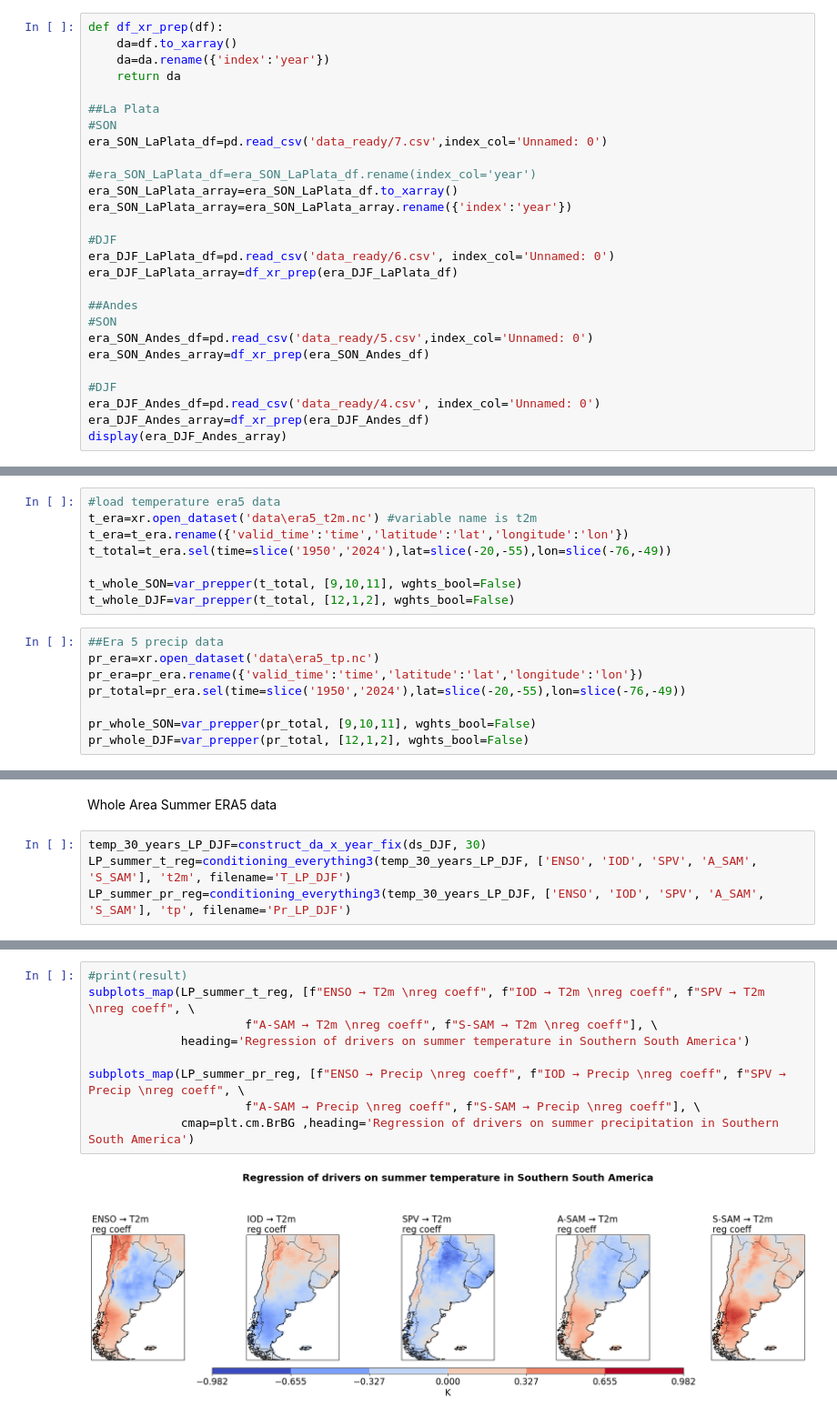
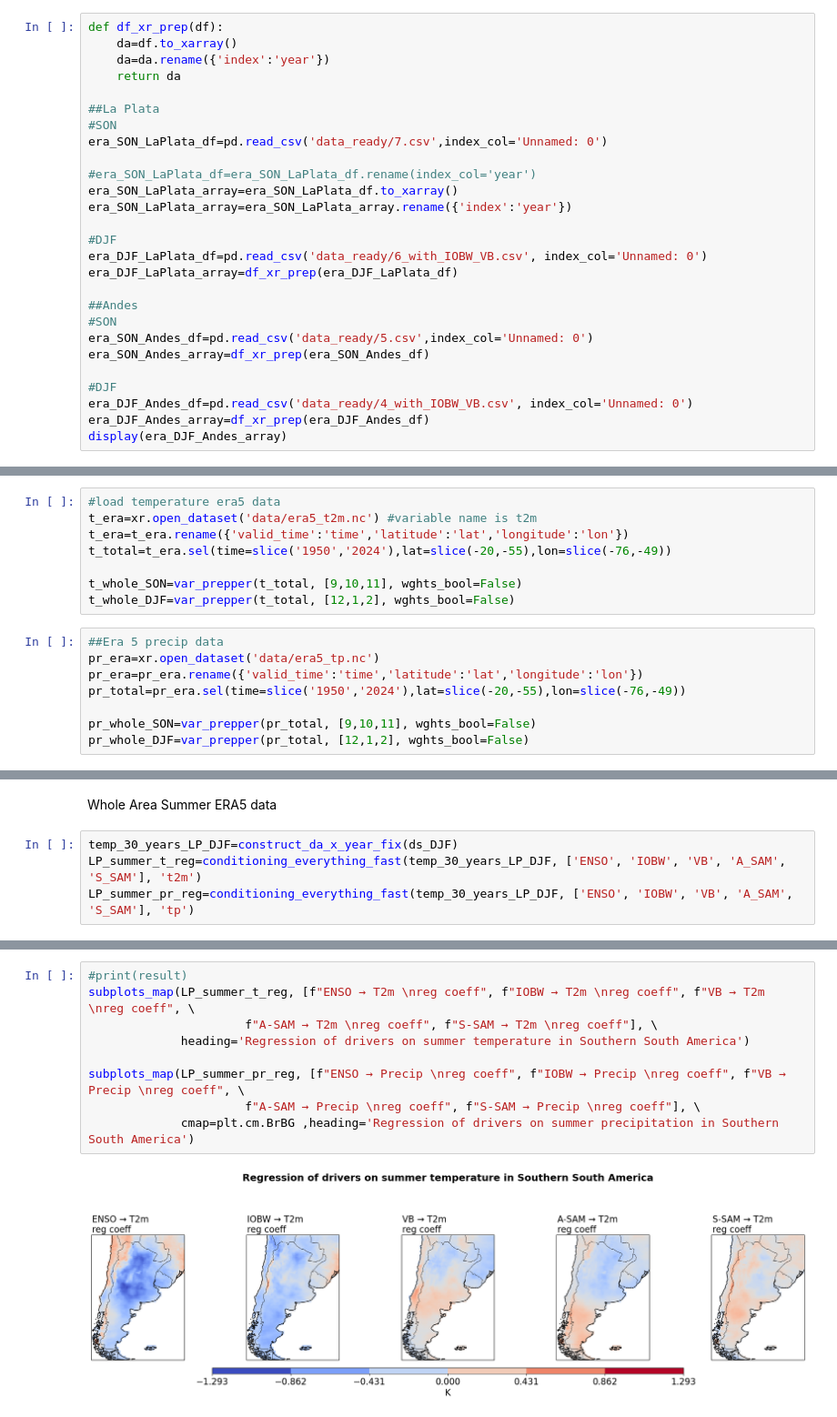
Before and after one commit to giulianolattus-crypto/work, a Jupyter notebook: reg_map_trial-bigger_snippet.ipynb, the cells around one changed output, grey strips where cells are left out. Shown at 91% size. Saved outputs shown, nothing was run; the diff lists cells and outputs as text.

```diff
--- a/reg_map_trial-bigger_snippet.ipynb
+++ b/reg_map_trial-bigger_snippet.ipynb
@@ -88,7 +88,7 @@ era_SON_LaPlata_array=era_SON_LaPlata_df.to_xarray()
 era_SON_LaPlata_array=era_SON_LaPlata_array.rename({'index':'year'})
 
 #DJF
-era_DJF_LaPlata_df=pd.read_csv('data_ready/6.csv', index_col='Unnamed: 0')
+era_DJF_LaPlata_df=pd.read_csv('data_ready/6_with_IOBW_VB.csv', index_col='Unnamed: 0')
 era_DJF_LaPlata_array=df_xr_prep(era_DJF_LaPlata_df)
 
 ##Andes
@@ -97,7 +97,7 @@ era_SON_Andes_df=pd.read_csv('data_ready/5.csv',index_col='Unnamed: 0')
 era_SON_Andes_array=df_xr_prep(era_SON_Andes_df)
 
 #DJF
-era_DJF_Andes_df=pd.read_csv('data_ready/4.csv', index_col='Unnamed: 0')
+era_DJF_Andes_df=pd.read_csv('data_ready/4_with_IOBW_VB.csv', index_col='Unnamed: 0')
 era_DJF_Andes_array=df_xr_prep(era_DJF_Andes_df)
 display(era_DJF_Andes_array)
 # %% [output]
@@ -145,7 +147,7 @@ def var_prepper(da, months_list, wghts_bool=True):
     return da_masked
 # %%
 #load temperature era5 data
-t_era=xr.open_dataset('data\era5_t2m.nc') #variable name is t2m
+t_era=xr.open_dataset('data/era5_t2m.nc') #variable name is t2m
 t_era=t_era.rename({'valid_time':'time','latitude':'lat','longitude':'lon'})
 t_total=t_era.sel(time=slice('1950','2024'),lat=slice(-20,-55),lon=slice(-76,-49))
 
@@ -153,7 +155,7 @@ t_whole_SON=var_prepper(t_total, [9,10,11], wghts_bool=False)
 t_whole_DJF=var_prepper(t_total, [12,1,2], wghts_bool=False)
 # %%
 ##Era 5 precip data
-pr_era=xr.open_dataset('data\era5_tp.nc')
+pr_era=xr.open_dataset('data/era5_tp.nc')
 pr_era=pr_era.rename({'valid_time':'time','latitude':'lat','longitude':'lon'})
 pr_total=pr_era.sel(time=slice('1950','2024'),lat=slice(-20,-55),lon=slice(-76,-49))
 
@@ -558,7 +581,7 @@ subplots_map(pr_reg_LP_SON_tot, [f"ENSO → Precip \nreg coeff", f"IOD → Preci
 # %% [markdown]
 Whole Area Summer ERA5 data
 # %%
-temp_30_years_LP_DJF=construct_da_x_year_fix(ds_DJF, 30)
-LP_summer_t_reg=conditioning_everything3(temp_30_years_LP_DJF, ['ENSO', 'IOD', 'SPV', 'A_SAM', 'S_SAM'], 't2m', filename='T_LP_DJF')
-LP_summer_pr_reg=conditioning_everything3(temp_30_years_LP_DJF, ['ENSO', 'IOD', 'SPV', 'A_SAM', 'S_SAM'], 'tp', filename='Pr_LP_DJF')
+temp_30_years_LP_DJF=construct_da_x_year_fix(ds_DJF)
+LP_summer_t_reg=conditioning_everything_fast(temp_30_years_LP_DJF, ['ENSO', 'IOBW', 'VB', 'A_SAM', 'S_SAM'], 't2m')
+LP_summer_pr_reg=conditioning_everything_fast(temp_30_years_LP_DJF, ['ENSO', 'IOBW', 'VB', 'A_SAM', 'S_SAM'], 'tp')
 # %% [output]
@@ -575,11 +608,11 @@ S_SAM is done.
 # %%
 #print(result)
-subplots_map(LP_summer_t_reg, [f"ENSO → T2m \nreg coeff", f"IOD → T2m \nreg coeff", f"SPV → T2m \nreg coeff", \
+subplots_map(LP_summer_t_reg, [f"ENSO → T2m \nreg coeff", f"IOBW → T2m \nreg coeff", f"VB → T2m \nreg coeff", \
                       f"A-SAM → T2m \nreg coeff", f"S-SAM → T2m \nreg coeff"], \
              heading='Regression of drivers on summer temperature in Southern South America')
 
-subplots_map(LP_summer_pr_reg, [f"ENSO → Precip \nreg coeff", f"IOD → Precip \nreg coeff", f"SPV → Precip \nreg coeff", \
+subplots_map(LP_summer_pr_reg, [f"ENSO → Precip \nreg coeff", f"IOBW → Precip \nreg coeff", f"VB → Precip \nreg coeff", \
                       f"A-SAM → Precip \nreg coeff", f"S-SAM → Precip \nreg coeff"], \
              cmap=plt.cm.BrBG ,heading='Regression of drivers on summer precipitation in Southern South America')
 # %% [output]
-[figure, old version]
+[figure, new version]
```
Also changed, not shown: parts of 15 cells of this notebook, 11 other files.
